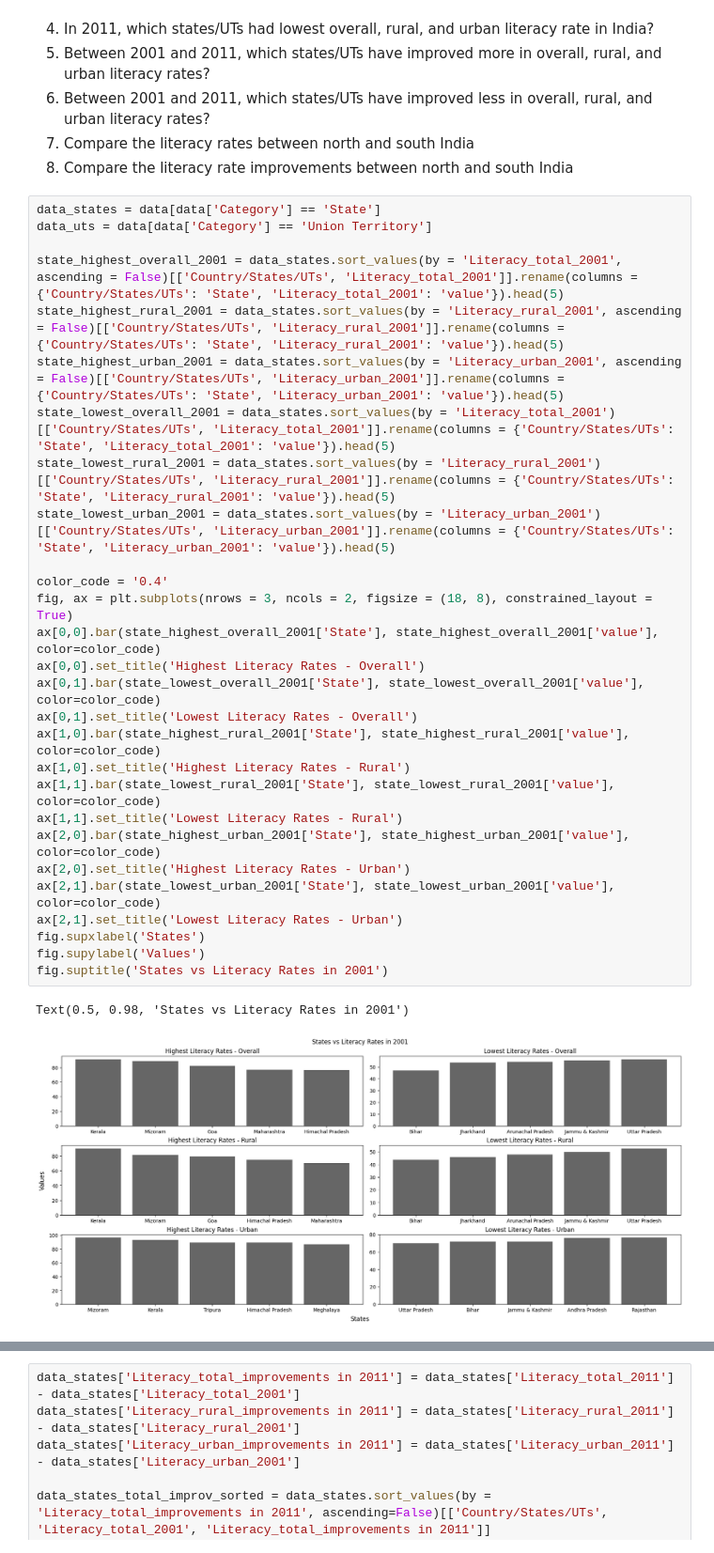
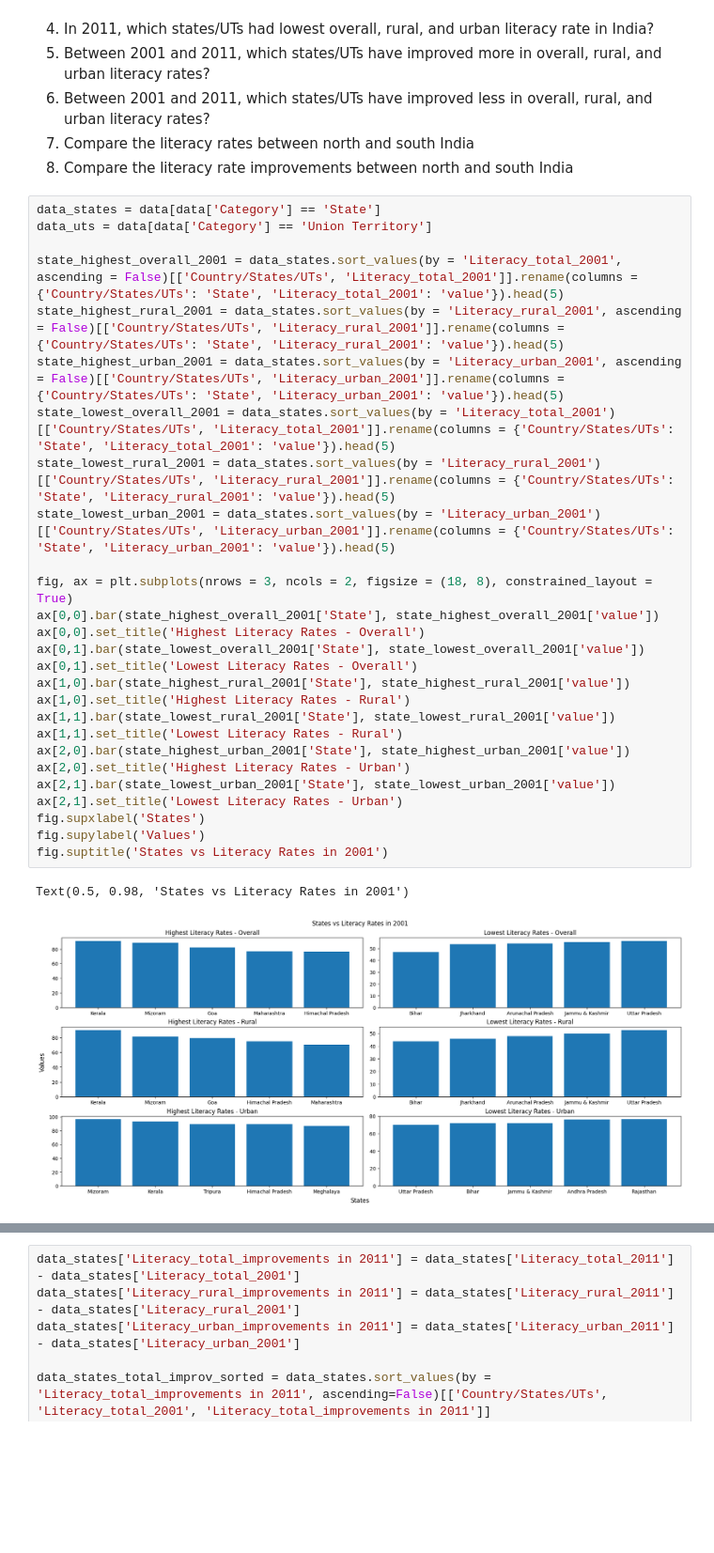
Before and after one commit to ROHIT779/ml-projects, a Jupyter notebook: goi-literacy-rates-2001-2011/goi_literacy_rates.ipynb, the cells around one changed output, grey strips where cells are left out. Shown at 94% size. Drawn from its saved outputs; the diff is of its cells as text; blank space fills up the shorter version.

```diff
--- a/goi-literacy-rates-2001-2011/goi_literacy_rates.ipynb
+++ b/goi-literacy-rates-2001-2011/goi_literacy_rates.ipynb
@@ -38,34 +38,33 @@ data.head()
 # %%
 data_states = data[data['Category'] == 'State']
 data_uts = data[data['Category'] == 'Union Territory']
 
 state_highest_overall_2001 = data_states.sort_values(by = 'Literacy_total_2001', ascending = False)[['Country/States/UTs', 'Literacy_total_2001']].rename(columns = {'Country/States/UTs': 'State', 'Literacy_total_2001': 'value'}).head(5)
 state_highest_rural_2001 = data_states.sort_values(by = 'Literacy_rural_2001', ascending = False)[['Country/States/UTs', 'Literacy_rural_2001']].rename(columns = {'Country/States/UTs': 'State', 'Literacy_rural_2001': 'value'}).head(5)
 state_highest_urban_2001 = data_states.sort_values(by = 'Literacy_urban_2001', ascending = False)[['Country/States/UTs', 'Literacy_urban_2001']].rename(columns = {'Country/States/UTs': 'State', 'Literacy_urban_2001': 'value'}).head(5)
 state_lowest_overall_2001 = data_states.sort_values(by = 'Literacy_total_2001')[['Country/States/UTs', 'Literacy_total_2001']].rename(columns = {'Country/States/UTs': 'State', 'Literacy_total_2001': 'value'}).head(5)
 state_lowest_rural_2001 = data_states.sort_values(by = 'Literacy_rural_2001')[['Country/States/UTs', 'Literacy_rural_2001']].rename(columns = {'Country/States/UTs': 'State', 'Literacy_rural_2001': 'value'}).head(5)
 state_lowest_urban_2001 = data_states.sort_values(by = 'Literacy_urban_2001')[['Country/States/UTs', 'Literacy_urban_2001']].rename(columns = {'Country/States/UTs': 'State', 'Literacy_urban_2001': 'value'}).head(5)
 
-color_code = '0.4'
 fig, ax = plt.subplots(nrows = 3, ncols = 2, figsize = (18, 8), constrained_layout = True)
-ax[0,0].bar(state_highest_overall_2001['State'], state_highest_overall_2001['value'], color=color_code)
+ax[0,0].bar(state_highest_overall_2001['State'], state_highest_overall_2001['value'])
 ax[0,0].set_title('Highest Literacy Rates - Overall')
-ax[0,1].bar(state_lowest_overall_2001['State'], state_lowest_overall_2001['value'], color=color_code)
+ax[0,1].bar(state_lowest_overall_2001['State'], state_lowest_overall_2001['value'])
 ax[0,1].set_title('Lowest Literacy Rates - Overall')
-ax[1,0].bar(state_highest_rural_2001['State'], state_highest_rural_2001['value'], color=color_code)
+ax[1,0].bar(state_highest_rural_2001['State'], state_highest_rural_2001['value'])
 ax[1,0].set_title('Highest Literacy Rates - Rural')
-ax[1,1].bar(state_lowest_rural_2001['State'], state_lowest_rural_2001['value'], color=color_code)
+ax[1,1].bar(state_lowest_rural_2001['State'], state_lowest_rural_2001['value'])
 ax[1,1].set_title('Lowest Literacy Rates - Rural')
-ax[2,0].bar(state_highest_urban_2001['State'], state_highest_urban_2001['value'], color=color_code)
+ax[2,0].bar(state_highest_urban_2001['State'], state_highest_urban_2001['value'])
 ax[2,0].set_title('Highest Literacy Rates - Urban')
-ax[2,1].bar(state_lowest_urban_2001['State'], state_lowest_urban_2001['value'], color=color_code)
+ax[2,1].bar(state_lowest_urban_2001['State'], state_lowest_urban_2001['value'])
 ax[2,1].set_title('Lowest Literacy Rates - Urban')
 fig.supxlabel('States')
 fig.supylabel('Values')
 fig.suptitle('States vs Literacy Rates in 2001')
 # %% [output]
 Text(0.5, 0.98, 'States vs Literacy Rates in 2001')
-[figure, old version]
+[figure, new version]
 # %%
 ut_highest_overall_2001 = data_uts.sort_values(by = 'Literacy_total_2001', ascending = False)[['Country/States/UTs', 'Literacy_total_2001']].rename(columns = {'Country/States/UTs': 'UT', 'Literacy_total_2001': 'value'}).head(5)
 ut_highest_rural_2001 = data_uts.sort_values(by = 'Literacy_rural_2001', ascending = False)[['Country/States/UTs', 'Literacy_rural_2001']].rename(columns = {'Country/States/UTs': 'UT', 'Literacy_rural_2001': 'value'}).head(5)
```
Also changed, not shown: parts of 17 cells of this notebook.
